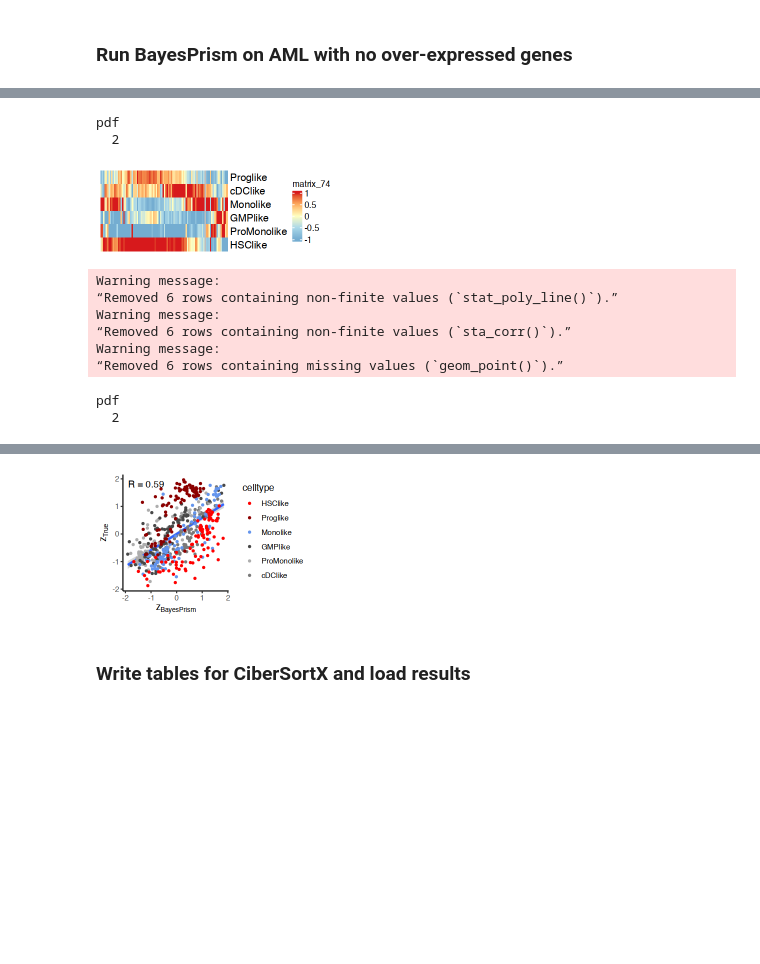
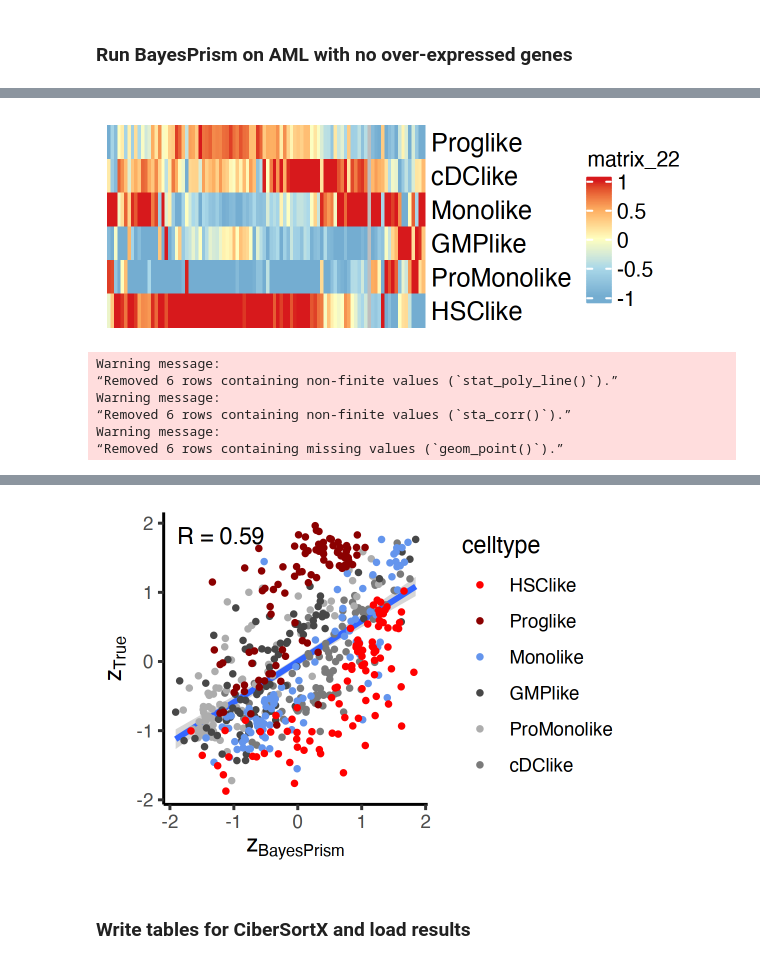
Before and after one commit to alexdray86/coudray2023, a Jupyter notebook: Fig4_expression_deconvolution.ipynb, the cells around one changed output, grey strips where cells are left out. Saved outputs shown, nothing was run; the diff lists cells and outputs as text; code cells hidden in the pictures; blank space fills up the shorter version.

```diff
--- a/Fig4_expression_deconvolution.ipynb
+++ b/Fig4_expression_deconvolution.ipynb
@@ -371,2 +385,0 @@ saveRDS(bp.res, 'results/fig4/bayesprism_out_invitro.RDS')
-# %%
-bp.res = readRDS('results/fig4/bayesprism_out_invitro.RDS')
@@ -635,9 +615,9 @@ S_true_NA = readRDS('data/expression_deconv/true_expr_vg2na_noOE.RDS')
 # %%
 # Uncomment and launch following to launch CLIMB deconvolution in expression mode
 # Alternatively, jump to next cell to load processed results
-#climb_out = climb(sc.es.vg, bulk.es.na, mode='expression', cancer_pattern = 'like')
-#climb_expr = climb_out$expr.pred
-#climb_expr = climb_expr[,,dimnames(climb_expr)[[3]] %in% dimnames(S_true_NA)[[3]]]
+climb_out = climb(sc.es.vg, bulk.es.na, mode='expression', cancer_pattern = 'like')
+climb_expr = climb_out$expr.pred
+climb_expr = climb_expr[,,dimnames(climb_expr)[[3]] %in% dimnames(S_true_NA)[[3]]]
 # Save CLIMB output object
 #saveRDS(climb_out, 'data/expression_deconv/climb_out_vg2na_noOE.RDS')
 # %% [output]
@@ -661,6 +641,6 @@ High-Resolution expression prediction: 4000 genes processed...
 
 High-Resolution expression prediction: 5000 genes processed...
 # %%
-climb_out = readRDS('data/expression_deconv/climb_out_vg2na_noOE.RDS')
+#climb_out = readRDS('data/expression_deconv/climb_out_vg2na_noOE.RDS')
 climb_prop = climb_out$props
 climb_expr = climb_out$expr.overall
@@ -740,10 +703,10 @@ overall.rmse$climb = rmse_(melt_markers$true, melt_markers$climb, na.rm=T)
 ### Run BayesPrism on AML with no over-expressed genes
 # %%
 # To run BayesPrism :
-#myPrism <- new.prism(reference= t(exprs(sc.es.vg)),
-#                         mixture=t(exprs(bulk.es.na)), input.type="count.matrix",
-#                         cell.type.labels = as.character(sc.es.vg$cellType),
-#                         cell.state.labels = as.character(sc.es.vg$cellType),
-#                         key = NULL,outlier.cut=0.01,outlier.fraction=0.1)
-#bp.res.vg2na <- run.prism(prism = myPrism, n.cores=6)
+myPrism <- new.prism(reference= t(exprs(sc.es.vg)),
+                         mixture=t(exprs(bulk.es.na)), input.type="count.matrix",
+                         cell.type.labels = as.character(sc.es.vg$cellType),
+                         cell.state.labels = as.character(sc.es.vg$cellType),
+                         key = NULL,outlier.cut=0.01,outlier.fraction=0.1)
+bp.res.vg2na <- run.prism(prism = myPrism, n.cores=6)
 #saveRDS(bp.res.vg2na, 'results/fig4/bayesprism_out_vg2na_noOE.RDS')
@@ -786,10 +785,6 @@ S_bayesprism_vg2na_meanK_markers = S_bayesprism_vg2na_meanK_markers[rownames(S_t
 # %%
 options(repr.plot.width=4, repr.plot.height=1.5)
-h2 <- Heatmap(scale(t(log2(S_bayesprism_vg2na_meanK_markers[col_h,row_h]+1))), show_column_names = F, show_row_dend = F, show_column_dend = F,
+Heatmap(scale(t(log2(S_bayesprism_vg2na_meanK_markers[col_h,row_h]+1))), show_column_names = F, show_row_dend = F, show_column_dend = F,
               cluster_rows=F, cluster_columns=F, col=col_fun)
-h2
-pdf('results/fig4/bayesprism_prop_markers_vg2na.pdf', width=4, height=1.5) ; h2 ; dev.off()
 # %% [output]
-pdf
-  2
-[figure, old version]
+[figure, new version]
@@ -799,16 +791,15 @@ colnames(melt_markers.bp) = c('celltype', 'gene', 'true', 'bayesprism')
 # %%
+# Make scatter plot
+melt_markers.bp = cbind(melt(scale(t(log2(S_true_NA.sign.mean+1)))), melt(scale(t(log2(S_bayesprism_vg2na_meanK_markers+1)))))[,c(1,2,3,6)]
+colnames(melt_markers.bp) = c('celltype', 'gene', 'true', 'bayesprism')
 melt_markers.bp$celltype = factor(melt_markers.bp$celltype, levels=c('HSClike', 'Proglike', 'Monolike', 'GMPlike', 'ProMonolike', 'cDClike'))
-
 melt_markers.bp = melt_markers.bp[rev(order(melt_markers.bp$celltype)),]
-
 options(repr.plot.width=3.6, repr.plot.height=2.5)
-g <- ggplot(melt_markers.bp, aes(y=true, x=bayesprism)) +
+ggplot(melt_markers.bp, aes(y=true, x=bayesprism)) +
     stat_poly_line(aes(y=true, x=bayesprism)) + stat_correlation(aes(y=true, x=bayesprism)) +
     geom_point(aes(color=celltype), size=0.8) + theme_classic() +
     scale_color_manual(values = c('red', 'darkred', 'cornflowerblue', 'grey28', 'grey68', 'grey48')) +
     xlab(expression(z[BayesPrism])) + ylab(expression(z[True]))
-pdf('results/fig4/scatter_z_marker_vg2na_bayesprism.pdf', width=3.6, height=2.5) ; g ; dev.off()
-g
 # %% [output]
 Warning message:
 “Removed 6 rows containing non-finite values (`stat_poly_line()`).”
@@ -816,5 +807,3 @@ Warning message:
 “Removed 6 rows containing non-finite values (`sta_corr()`).”
 Warning message:
 “Removed 6 rows containing missing values (`geom_point()`).”
-pdf
-  2
@@ -827,2 +810,2 @@ Warning message:
-[figure, old version]
+[figure, new version]
 # %%
```
Also changed, not shown: parts of 116 cells of this notebook.
